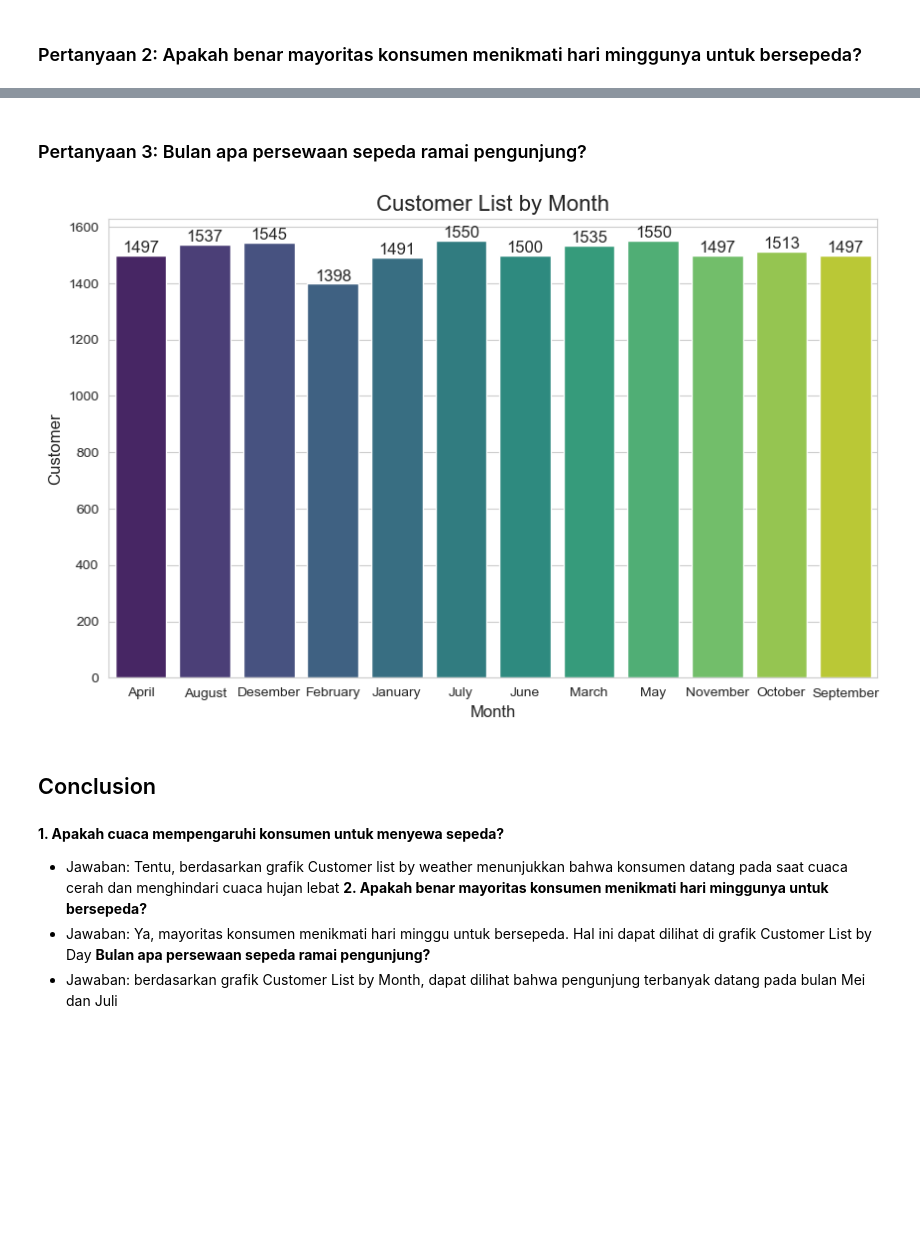
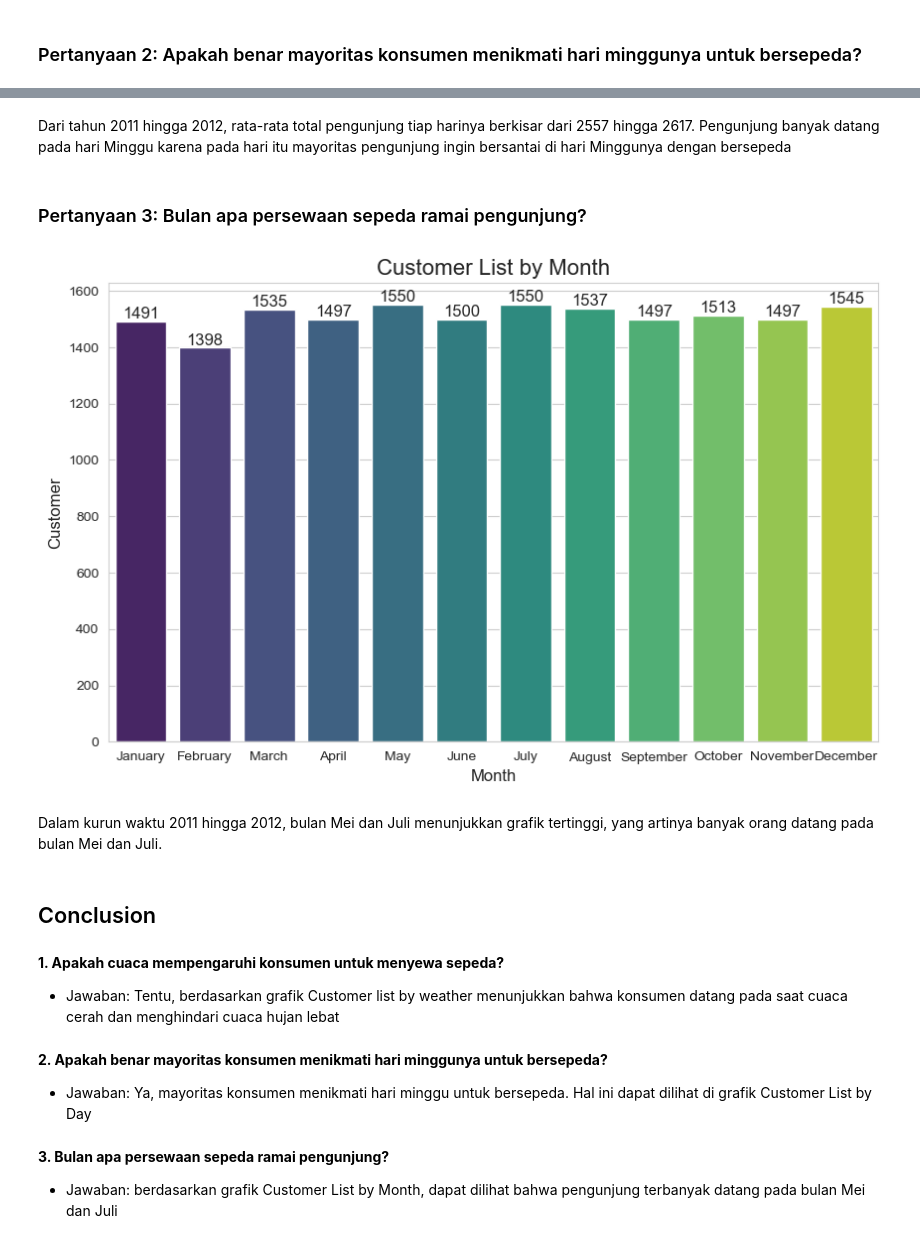
Before and after one commit to Jafarrrr25/Program, a Jupyter notebook: Notebook_Submission.ipynb, the cells around one changed output, grey strips where cells are left out. Cells and saved outputs as stored; diff of their text form; code cells hidden in the pictures; blank space fills up the shorter version.

```diff
--- a/Notebook_Submission.ipynb
+++ b/Notebook_Submission.ipynb
@@ -206,7 +202,7 @@ bike_day['season'] = bike_day['season'].replace({1: "Spring", 2: "Summer", 3: "F
 bike_day['year'] = bike_day['year'].replace({0: "2011", 1: "2012"})
 
 # Konversi nilai kolom month
-bike_day['month'] = bike_day['month'].replace({1: "January", 2: "February", 3: "March", 4: "April", 5: "May", 6: "June", 7: "July", 8: "August", 9: "September", 10: "October", 11: "November", 12: "Desember"})
+bike_day['month'] = bike_day['month'].replace({1: "January", 2: "February", 3: "March", 4: "April", 5: "May", 6: "June", 7: "July", 8: "August", 9: "September", 10: "October", 11: "November", 12: "December"})
 
 # Konversi nilai kolom weekday
 bike_day['weekday'] = bike_day['weekday'].replace({0: "Monday", 1: "Tuesday", 2: "Wednesday", 3: "Thursday", 4: "Friday", 5: "Saturday", 6: "Sunday"})
@@ -248,7 +244,7 @@ bike_hour['season'] = bike_hour['season'].replace({1: "Spring", 2: "Summer", 3:
 bike_hour['year'] = bike_hour['year'].replace({0: "2011", 1: "2012"})
 
 # Konversi nilai kolom month
-bike_hour['month'] = bike_hour['month'].replace({1: "January", 2: "February", 3: "March", 4: "April", 5: "May", 6: "June", 7: "July", 8: "August", 9: "September", 10: "October", 11: "November", 12: "Desember"})
+bike_hour['month'] = bike_hour['month'].replace({1: "January", 2: "February", 3: "March", 4: "April", 5: "May", 6: "June", 7: "July", 8: "August", 9: "September", 10: "October", 11: "November", 12: "December"})
 
 # Konversi nilai kolom weekday
 bike_hour['weekday'] = bike_hour['weekday'].replace({0: "Monday", 1: "Tuesday", 2: "Wednesday", 3: "Thursday", 4: "Friday", 5: "Saturday", 6: "Sunday"})
@@ -425,6 +430,11 @@ for i, count in enumerate(total.values):
 # %% [markdown]
 ### Pertanyaan 2: Apakah benar mayoritas konsumen menikmati hari minggunya untuk bersepeda?
 # %%
+# Digunakan untuk mengurutkan hari
+months_ordered = ['Sunday', 'Monday', 'Tuesday', 'Wednesday', 'Thursday', 'Friday', 'Saturday']
+bike_day['weekday'] = pd.Categorical(bike_day['weekday'], categories=months_ordered, ordered=True)
+bike_hour['weekday'] = pd.Categorical(bike_hour['weekday'], categories=months_ordered, ordered=True)
+
 week_day_count = bike_day['weekday'].value_counts().sort_index()
 week_hour_count = bike_hour['weekday'].value_counts().sort_index()
 # Menyamakan indeks dengan reindex()
@@ -450,32 +460,43 @@ for i, count in enumerate(total_week.values):
+# %% [markdown]
+Dari tahun 2011 hingga 2012, rata-rata total pengunjung tiap harinya berkisar dari 2557 hingga 2617. Pengunjung banyak datang pada hari Minggu karena pada hari itu mayoritas pengunjung ingin bersantai di hari Minggunya dengan bersepeda
 # %% [markdown]
 ### Pertanyaan 3:  Bulan apa persewaan sepeda ramai pengunjung?
 # %%
+# Digunakan untuk mengurutkan bulan
+months_ordered = ['January', 'February', 'March', 'April', 'May', 'June', 'July', 'August', 'September', 'October', 'November', 'December']
+bike_day['month'] = pd.Categorical(bike_day['month'], categories=months_ordered, ordered=True)
+bike_hour['month'] = pd.Categorical(bike_hour['month'], categories=months_ordered, ordered=True)
+
 monthD_count_user = bike_day['month'].value_counts().astype(int).sort_index()
 monthH_count_user = bike_hour['month'].value_counts().astype(int).sort_index()
 
 total_month = monthD_count_user + monthH_count_user
 
 # BUat plot
 sns.set_style("whitegrid")
 plt.figure(figsize=(10, 6))
 sns.barplot(x=total_month.index, y=total_month.values, palette='viridis')
 
 # Menambahkan judul dan label sumbu
 plt.title('Customer List by Month', fontsize=16)
 plt.xlabel('Month', fontsize=12)
 plt.ylabel('Customer', fontsize=12)
 
 # Menambahkan label angka di atas setiap bar
 for i, count in enumerate(total_month.values):
     plt.text(i, count, str(count), ha='center', va='bottom', fontsize=12)
 # %% [output]
-[figure, old version]
+[figure, new version]
+# %% [markdown]
+Dalam kurun waktu 2011 hingga 2012, bulan Mei dan Juli menunjukkan grafik tertinggi, yang artinya banyak orang datang pada bulan Mei dan Juli.
 # %% [markdown]
 ## Conclusion
 # %% [markdown]
 **1. Apakah cuaca mempengaruhi konsumen untuk menyewa sepeda?**
 - Jawaban: Tentu, berdasarkan grafik Customer list by weather menunjukkan bahwa konsumen datang pada saat cuaca cerah dan menghindari cuaca hujan lebat
-**2. Apakah benar mayoritas konsumen menikmati hari minggunya untuk bersepeda?**
-- Jawaban: Ya, mayoritas konsumen menikmati hari minggu untuk bersepeda. Hal ini dapat dilihat di grafik Customer List by Day
-**Bulan apa persewaan sepeda ramai pengunjung?**
-- Jawaban: berdasarkan grafik Customer List by Month, dapat dilihat bahwa pengunjung terbanyak datang pada bulan Mei dan Juli
+# %% [markdown]
+**2. Apakah benar mayoritas konsumen menikmati hari minggunya untuk bersepeda?**
+- Jawaban: Ya, mayoritas konsumen menikmati hari minggu untuk bersepeda. Hal ini dapat dilihat di grafik Customer List by Day
+# %% [markdown]
+**3. Bulan apa persewaan sepeda ramai pengunjung?**
+- Jawaban: berdasarkan grafik Customer List by Month, dapat dilihat bahwa pengunjung terbanyak datang pada bulan Mei dan Juli
```
Also changed, not shown: parts of 14 cells of this notebook, 3 other files.
